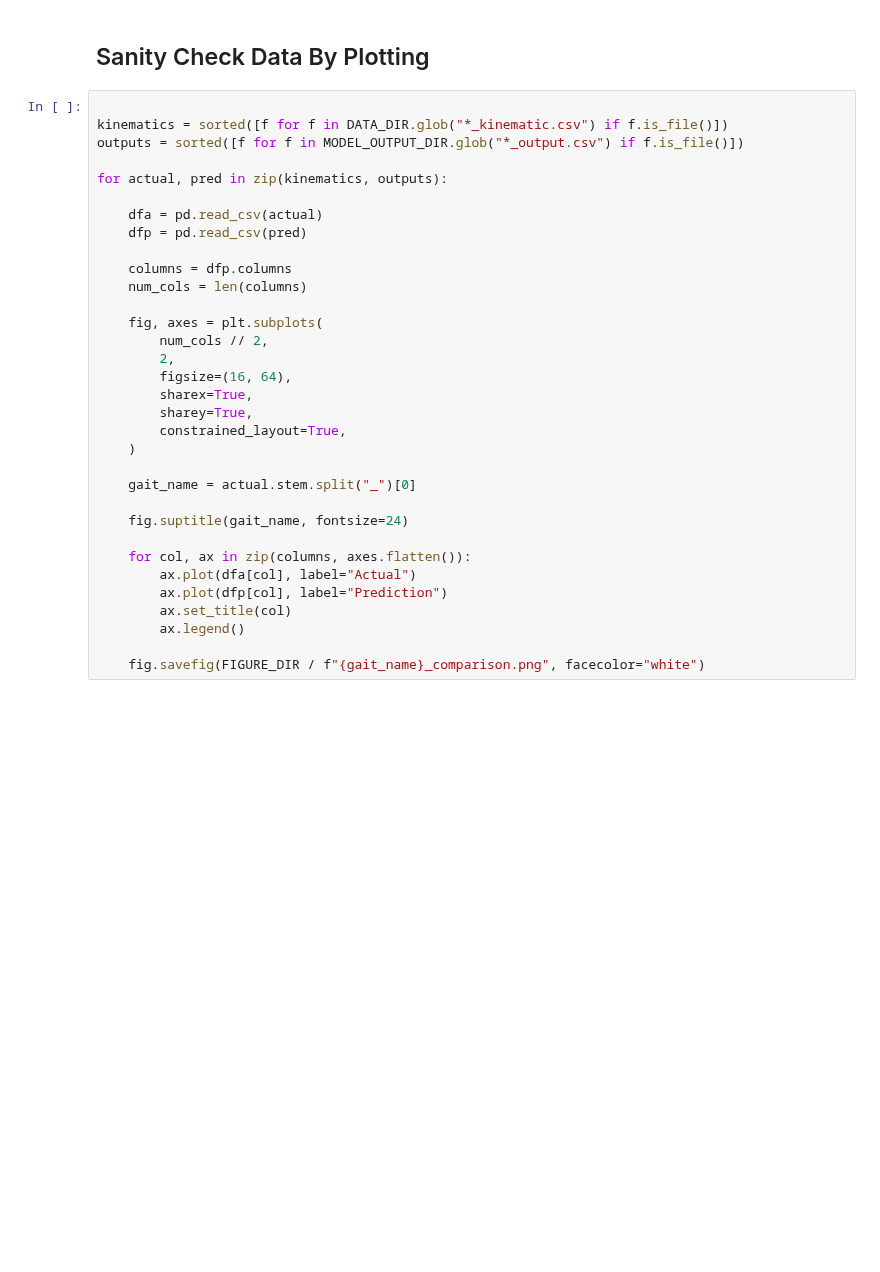
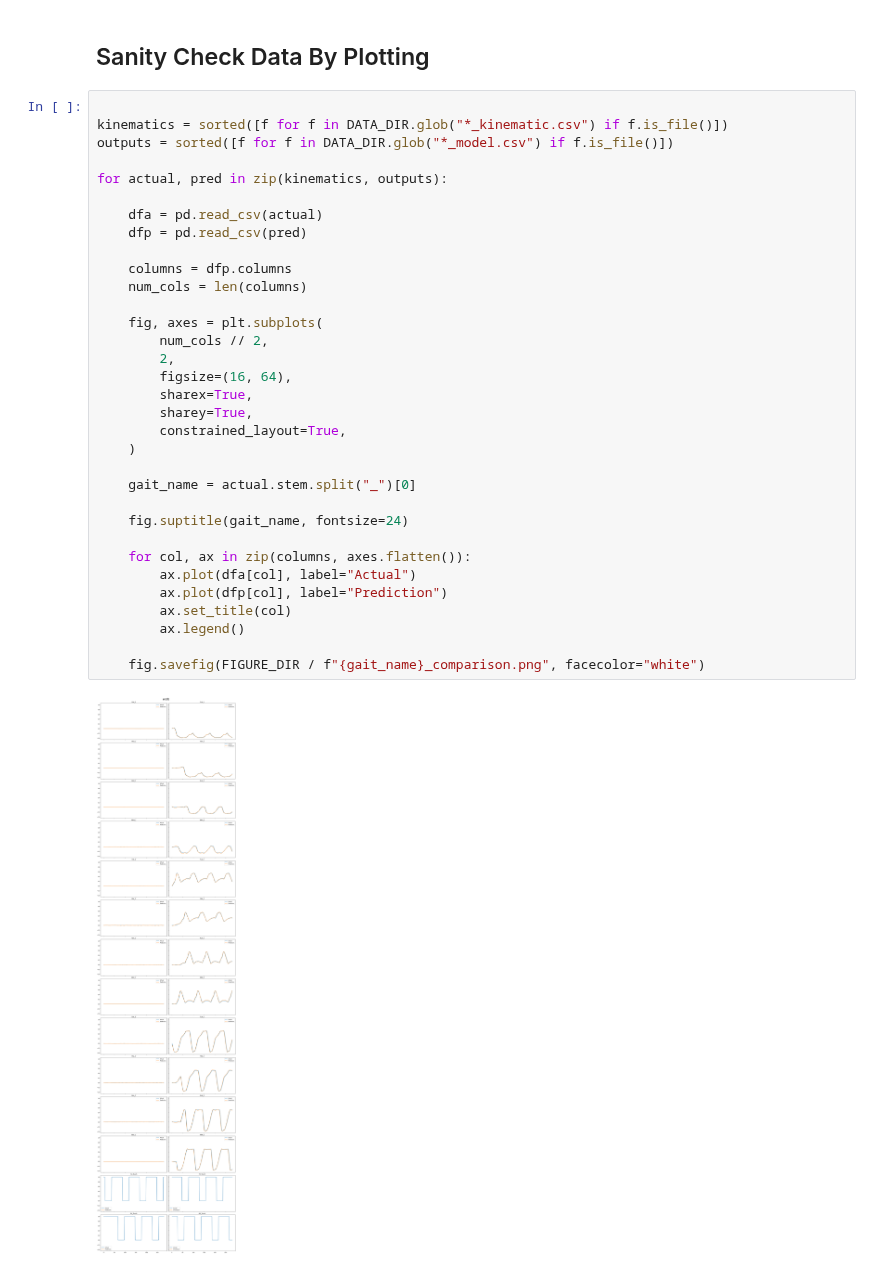
Before and after one commit to anthonyjclark/gaitpt, a Jupyter notebook: gait_training.ipynb, the cells around one changed output. Drawn from its saved outputs; the diff is of its cells as text; blank space fills up the shorter version.

```diff
--- a/gait_training.ipynb
+++ b/gait_training.ipynb
@@ -320,34 +323,36 @@ Final loss for gallop: 0.010747340468224138
 # %%
 
 kinematics = sorted([f for f in DATA_DIR.glob("*_kinematic.csv") if f.is_file()])
-outputs = sorted([f for f in MODEL_OUTPUT_DIR.glob("*_output.csv") if f.is_file()])
+outputs = sorted([f for f in DATA_DIR.glob("*_model.csv") if f.is_file()])
 
 for actual, pred in zip(kinematics, outputs):
 
     dfa = pd.read_csv(actual)
     dfp = pd.read_csv(pred)
 
     columns = dfp.columns
     num_cols = len(columns)
 
     fig, axes = plt.subplots(
         num_cols // 2,
         2,
         figsize=(16, 64),
         sharex=True,
         sharey=True,
         constrained_layout=True,
     )
 
     gait_name = actual.stem.split("_")[0]
 
     fig.suptitle(gait_name, fontsize=24)
 
     for col, ax in zip(columns, axes.flatten()):
         ax.plot(dfa[col], label="Actual")
         ax.plot(dfp[col], label="Prediction")
         ax.set_title(col)
         ax.legend()
 
     fig.savefig(FIGURE_DIR / f"{gait_name}_comparison.png", facecolor="white")
+# %% [output]
+[figure, added]
 # %%
```
Also changed, not shown: parts of 7 cells of this notebook, 8 other files.
